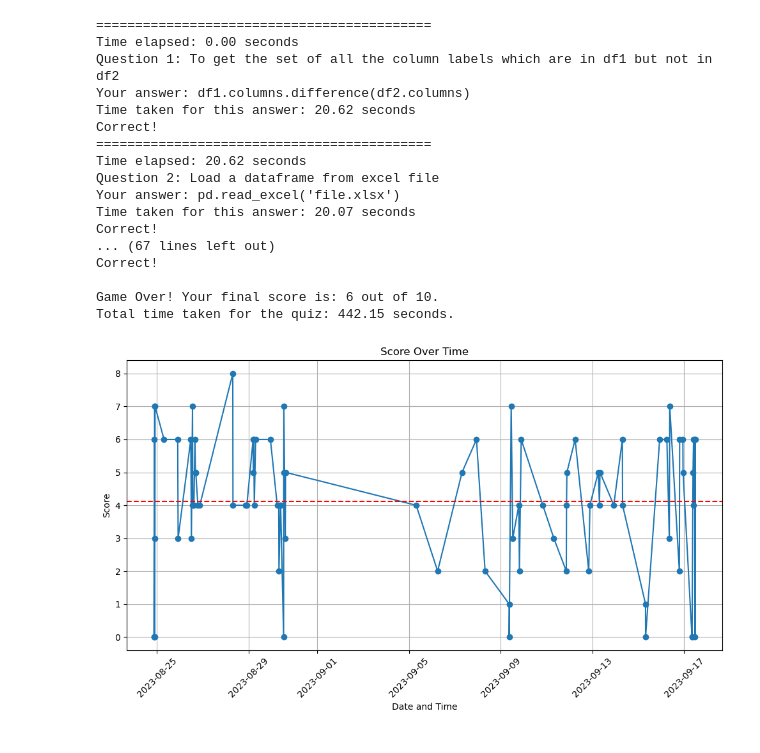
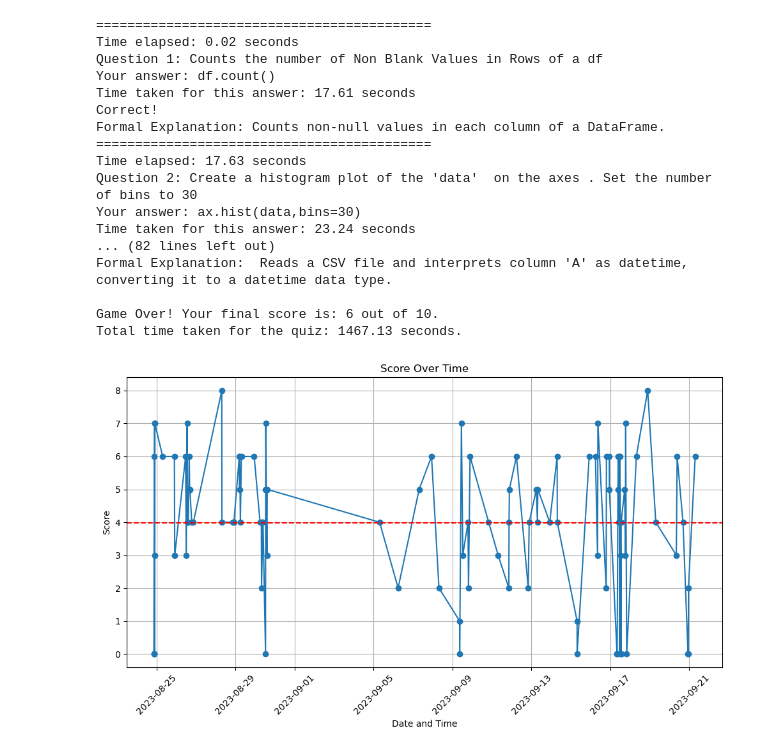
Before and after one commit to priyankconnect/MyProjects, a Jupyter notebook: PythonPracticeGame/Python_Practice_Game.ipynb, the cells around one changed output. Drawn from its saved outputs; the diff is of its cells as text; code cells hidden in the pictures.

```diff
--- a/PythonPracticeGame/Python_Practice_Game.ipynb
+++ b/PythonPracticeGame/Python_Practice_Game.ipynb
@@ -11,9 +11,9 @@ questions_df = pd.read_excel(file_path, sheet_name="data")
 
 # Load previously asked questions from the 'history' sheet
 try:
-    asked_questions_df = pd.read_excel("asked_questions.xlsx", sheet_name="history")[["Questions", "Answer"]]
+    asked_questions_df = pd.read_excel("asked_questions.xlsx", sheet_name="history")[["Questions", "Answer","explanation"]]
 except FileNotFoundError:
-    asked_questions_df = pd.DataFrame(columns=["Questions", "Answer"])
+    asked_questions_df = pd.DataFrame(columns=["Questions", "Answer","explanation"])
 
 def get_question_mix(total_questions):
     old_questions = int(0.3 * total_questions)
@@ -63,10 +63,11 @@ def quiz_game():
                 quit_flag = True
                 break
             elif user_answer.strip().lower() == "r":
-                continue
+                break
 
             if user_answer.strip() == correct_answer:
                 print("Correct!")
+                print("Formal Explanation:",question["explanation"])
 
                 if a==0:
                     score += 1
@@ -76,7 +77,6 @@ def quiz_game():
                 print(f"Sorry, the correct answer is: {correct_answer}")
                 print(f"Length of your answer:{len(user_answer)}")
                 print(f"Length of the correct Answer is:{len(correct_answer)}")
-
                 a =1
 
 
@@ -87,8 +87,12 @@ def quiz_game():
     print(f"Total time taken for the quiz: {total_time_taken:.2f} seconds.")
 
     # Append asked questions for this round to the history
-    asked_questions_df = pd.concat([asked_questions_df, questions_for_this_round[["Questions", "Answer"]]]).reset_index(drop=True)
+    asked_questions_df = pd.concat([asked_questions_df, questions_for_this_round[["Questions", "Answer","explanation"]]]).reset_index(drop=True)
     asked_questions_df=asked_questions_df.drop_duplicates()
+    asked_questions_df=pd.merge(left=asked_questions_df,right=questions_df,how='inner',on='Questions',validate='one_to_one')
+    asked_questions_df=asked_questions_df.rename(columns={'Answer_y':'Answer'})
+    asked_questions_df=asked_questions_df.rename(columns={'explanation_y':'explanation'})
+    asked_questions_df=asked_questions_df.loc[:,['Questions','Answer','explanation']]
     asked_questions_df.to_excel("asked_questions.xlsx", sheet_name="history", index=False)
 
     def append_score_to_excel(score):
@@ -107,43 +111,43 @@ def quiz_game():
     append_score_to_excel(score)
 
     def plot_scores_from_excel():
         file_name = "scores.xlsx"
         df = pd.read_excel(file_name)
 
         df['Date and Time'] = pd.to_datetime(df['Date and Time'])
         avg_score = df['Score'].mean()
 
         plt.figure(figsize=(10, 6))
         plt.plot(df['Date and Time'], df['Score'], marker='o', linestyle='-')
         plt.axhline(y=avg_score, color='red', linestyle='--', label=f'Average Score: {avg_score:.2f}')
         plt.xlabel('Date and Time')
         plt.ylabel('Score')
         plt.title('Score Over Time')
         plt.grid(True)
         plt.xticks(rotation=45)
         plt.tight_layout()
         plt.show()
 
     plot_scores_from_excel()
 
 # Run the quiz game
 quiz_game()
 # %% [output]
 ===========================================
-Time elapsed: 0.00 seconds
-Question 1: To get the set of all the column labels which are in df1 but not in df2
-Your answer: df1.columns.difference(df2.columns)
-Time taken for this answer: 20.62 seconds
+Time elapsed: 0.02 seconds
+Question 1: Counts the number of Non Blank Values in Rows of a df
+Your answer: df.count()
+Time taken for this answer: 17.61 seconds
 Correct!
+Formal Explanation: Counts non-null values in each column of a DataFrame.
 ===========================================
-Time elapsed: 20.62 seconds
-Question 2: Load a dataframe from excel file
-Your answer: pd.read_excel('file.xlsx')
-Time taken for this answer: 20.07 seconds
-Correct!
-... (67 lines left out)
-Correct!
+Time elapsed: 17.63 seconds
+Question 2: Create a histogram plot of the 'data'  on the axes . Set the number of bins to 30
+Your answer: ax.hist(data,bins=30)
+Time taken for this answer: 23.24 seconds
+... (82 lines left out)
+Formal Explanation:  Reads a CSV file and interprets column 'A' as datetime, converting it to a datetime data type.
 
 Game Over! Your final score is: 6 out of 10.
-Total time taken for the quiz: 442.15 seconds.
+Total time taken for the quiz: 1467.13 seconds.
-[figure, old version]
+[figure, new version]
```
Also changed, not shown: 2 other files.
